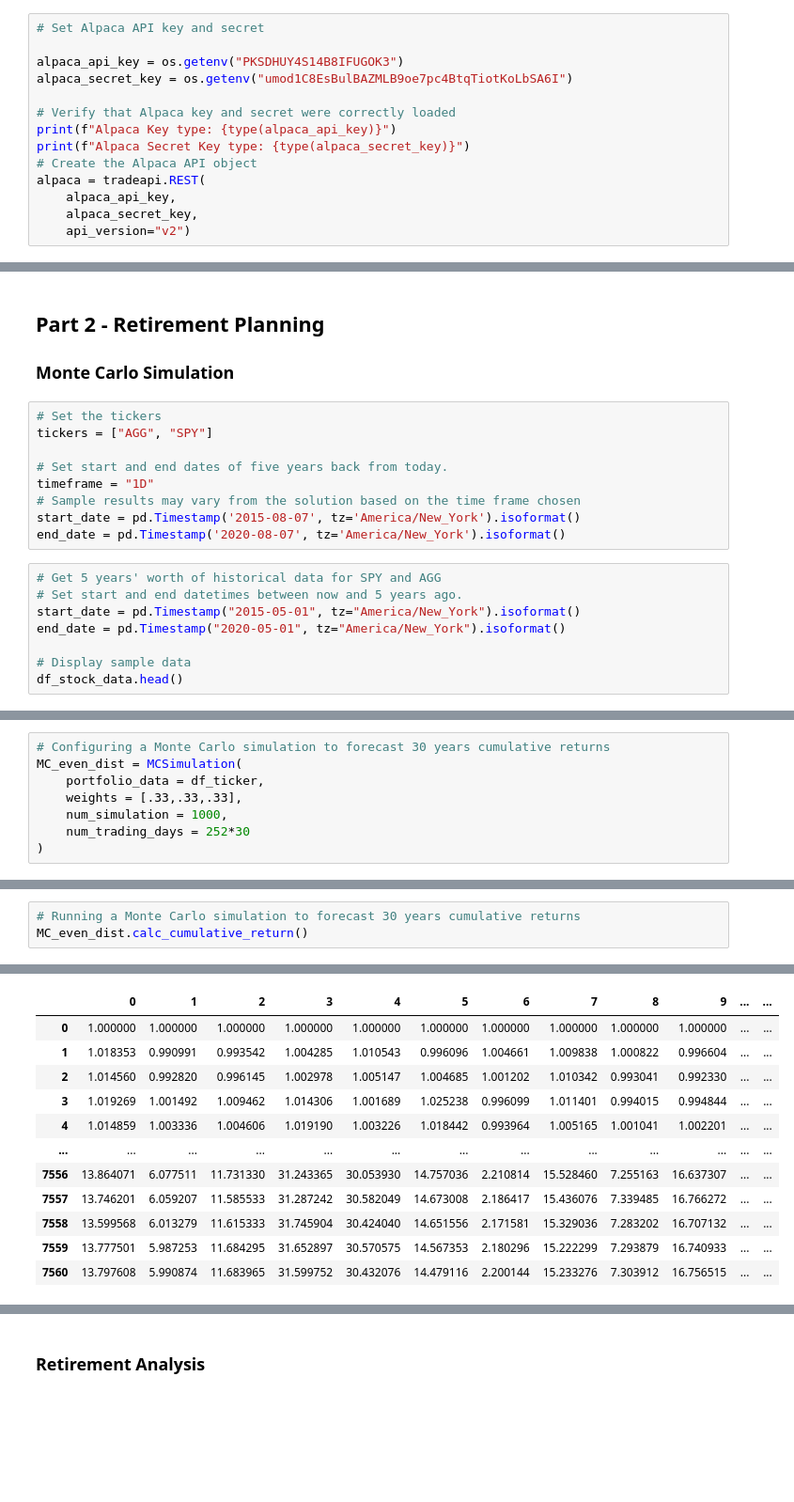
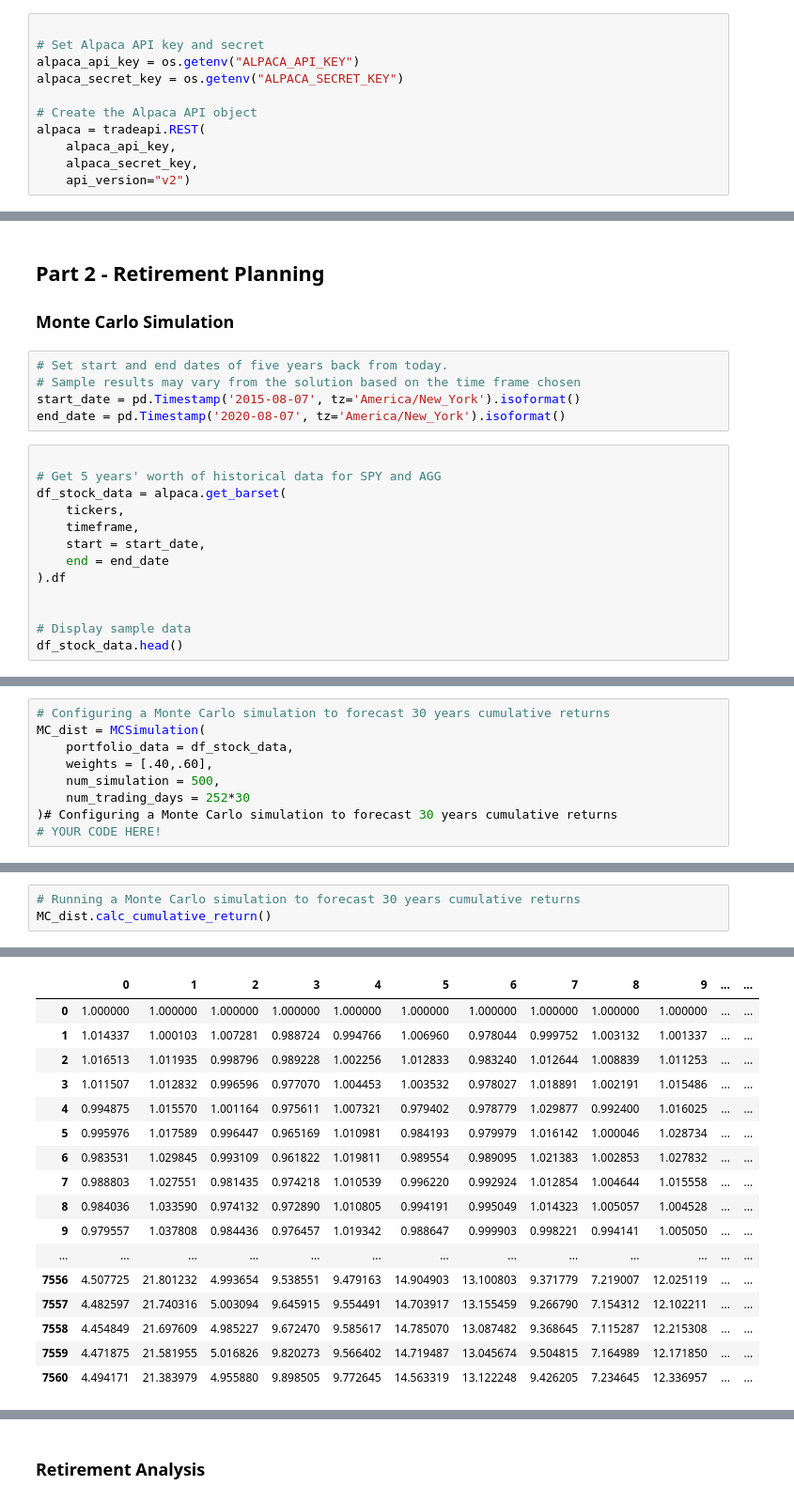
Before and after one commit to wazarat/apihw, a Jupyter notebook: financial-planner.ipynb, the cells around one changed output, grey strips where cells are left out. Shown at 94% size. Drawn from its saved outputs; the diff is of its cells as text; blank space fills up the shorter version.

```diff
--- a/financial-planner.ipynb
+++ b/financial-planner.ipynb
@@ -75,12 +72,9 @@ df_shares
 # %%
+
 # Set Alpaca API key and secret
+alpaca_api_key = os.getenv("ALPACA_API_KEY")
+alpaca_secret_key = os.getenv("ALPACA_SECRET_KEY")
 
-alpaca_api_key = os.getenv("PKSDHUY4S14B8IFUGOK3")
-alpaca_secret_key = os.getenv("umod1C8EsBulBAZMLB9oe7pc4BtqTiotKoLbSA6I")
-
-# Verify that Alpaca key and secret were correctly loaded
-print(f"Alpaca Key type: {type(alpaca_api_key)}")
-print(f"Alpaca Secret Key type: {type(alpaca_secret_key)}")
 # Create the Alpaca API object
 alpaca = tradeapi.REST(
     alpaca_api_key,
@@ -179,19 +183,20 @@ Congratulations! You have enough money in your emergency fund.
 
 ### Monte Carlo Simulation
 # %%
-# Set the tickers
-tickers = ["AGG", "SPY"]
-
 # Set start and end dates of five years back from today.
-timeframe = "1D"
 # Sample results may vary from the solution based on the time frame chosen
 start_date = pd.Timestamp('2015-08-07', tz='America/New_York').isoformat()
 end_date = pd.Timestamp('2020-08-07', tz='America/New_York').isoformat()
 # %%
+
 # Get 5 years' worth of historical data for SPY and AGG
-# Set start and end datetimes between now and 5 years ago.
-start_date = pd.Timestamp("2015-05-01", tz="America/New_York").isoformat()
-end_date = pd.Timestamp("2020-05-01", tz="America/New_York").isoformat()
+df_stock_data = alpaca.get_barset(
+    tickers,
+    timeframe,
+    start = start_date,
+    end = end_date
+).df
+
 
 # Display sample data
 df_stock_data.head()
@@ -200,10 +212,11 @@ NameError: name 'api' is not defined
 # %%
 # Configuring a Monte Carlo simulation to forecast 30 years cumulative returns
-MC_even_dist = MCSimulation(
-    portfolio_data = df_ticker,
-    weights = [.33,.33,.33],
-    num_simulation = 1000,
+MC_dist = MCSimulation(
+    portfolio_data = df_stock_data,
+    weights = [.40,.60],
+    num_simulation = 500,
     num_trading_days = 252*30
-)
+)# Configuring a Monte Carlo simulation to forecast 30 years cumulative returns
+# YOUR CODE HERE!
 # %%
 # Printing the simulation input data
@@ -218,36 +232,41 @@ MC_even_dist.portfolio_data.head()
 | 2015-08-13 00:00:00-04:00 | 109.36 | 109.3651 | 109.110 | 109.15 | 1465173.0 | -0.001920 | 208.73 | 209.55 | 208.01 | 208.63 | ... |
 # %%
 # Running a Monte Carlo simulation to forecast 30 years cumulative returns
-MC_even_dist.calc_cumulative_return()
+MC_dist.calc_cumulative_return()
 # %% [output]
 Running Monte Carlo simulation number 0.
 Running Monte Carlo simulation number 10.
 Running Monte Carlo simulation number 20.
 Running Monte Carlo simulation number 30.
 Running Monte Carlo simulation number 40.
 Running Monte Carlo simulation number 50.
 Running Monte Carlo simulation number 60.
 Running Monte Carlo simulation number 70.
 Running Monte Carlo simulation number 80.
 Running Monte Carlo simulation number 90.
 Running Monte Carlo simulation number 100.
 Running Monte Carlo simulation number 110.
 ... (34 lines left out)
 Running Monte Carlo simulation number 460.
 Running Monte Carlo simulation number 470.
 Running Monte Carlo simulation number 480.
 Running Monte Carlo simulation number 490.
 |  | 0 | 1 | 2 | 3 | 4 | 5 | 6 | 7 | 8 | 9 | ... | ... |
 | 0 | 1.000000 | 1.000000 | 1.000000 | 1.000000 | 1.000000 | 1.000000 | 1.000000 | 1.000000 | 1.000000 | 1.000000 | ... | ... |
-| 1 | 1.018353 | 0.990991 | 0.993542 | 1.004285 | 1.010543 | 0.996096 | 1.004661 | 1.009838 | 1.000822 | 0.996604 | ... | ... |
-| 2 | 1.014560 | 0.992820 | 0.996145 | 1.002978 | 1.005147 | 1.004685 | 1.001202 | 1.010342 | 0.993041 | 0.992330 | ... | ... |
-| 3 | 1.019269 | 1.001492 | 1.009462 | 1.014306 | 1.001689 | 1.025238 | 0.996099 | 1.011401 | 0.994015 | 0.994844 | ... | ... |
-| 4 | 1.014859 | 1.003336 | 1.004606 | 1.019190 | 1.003226 | 1.018442 | 0.993964 | 1.005165 | 1.001041 | 1.002201 | ... | ... |
+| 1 | 1.014337 | 1.000103 | 1.007281 | 0.988724 | 0.994766 | 1.006960 | 0.978044 | 0.999752 | 1.003132 | 1.001337 | ... | ... |
+| 2 | 1.016513 | 1.011935 | 0.998796 | 0.989228 | 1.002256 | 1.012833 | 0.983240 | 1.012644 | 1.008839 | 1.011253 | ... | ... |
+| 3 | 1.011507 | 1.012832 | 0.996596 | 0.977070 | 1.004453 | 1.003532 | 0.978027 | 1.018891 | 1.002191 | 1.015486 | ... | ... |
+| 4 | 0.994875 | 1.015570 | 1.001164 | 0.975611 | 1.007321 | 0.979402 | 0.978779 | 1.029877 | 0.992400 | 1.016025 | ... | ... |
+| 5 | 0.995976 | 1.017589 | 0.996447 | 0.965169 | 1.010981 | 0.984193 | 0.979979 | 1.016142 | 1.000046 | 1.028734 | ... | ... |
+| 6 | 0.983531 | 1.029845 | 0.993109 | 0.961822 | 1.019811 | 0.989554 | 0.989095 | 1.021383 | 1.002853 | 1.027832 | ... | ... |
+| 7 | 0.988803 | 1.027551 | 0.981435 | 0.974218 | 1.010539 | 0.996220 | 0.992924 | 1.012854 | 1.004644 | 1.015558 | ... | ... |
+| 8 | 0.984036 | 1.033590 | 0.974132 | 0.972890 | 1.010805 | 0.994191 | 0.995049 | 1.014323 | 1.005057 | 1.004528 | ... | ... |
+| 9 | 0.979557 | 1.037808 | 0.984436 | 0.976457 | 1.019342 | 0.988647 | 0.999903 | 0.998221 | 0.994141 | 1.005050 | ... | ... |
 | ... | ... | ... | ... | ... | ... | ... | ... | ... | ... | ... | ... | ... |
-| 7556 | 13.864071 | 6.077511 | 11.731330 | 31.243365 | 30.053930 | 14.757036 | 2.210814 | 15.528460 | 7.255163 | 16.637307 | ... | ... |
-| 7557 | 13.746201 | 6.059207 | 11.585533 | 31.287242 | 30.582049 | 14.673008 | 2.186417 | 15.436076 | 7.339485 | 16.766272 | ... | ... |
-| 7558 | 13.599568 | 6.013279 | 11.615333 | 31.745904 | 30.424040 | 14.651556 | 2.171581 | 15.329036 | 7.283202 | 16.707132 | ... | ... |
-| 7559 | 13.777501 | 5.987253 | 11.684295 | 31.652897 | 30.570575 | 14.567353 | 2.180296 | 15.222299 | 7.293879 | 16.740933 | ... | ... |
-| 7560 | 13.797608 | 5.990874 | 11.683965 | 31.599752 | 30.432076 | 14.479116 | 2.200144 | 15.233276 | 7.303912 | 16.756515 | ... | ... |
+| 7556 | 4.507725 | 21.801232 | 4.993654 | 9.538551 | 9.479163 | 14.904903 | 13.100803 | 9.371779 | 7.219007 | 12.025119 | ... | ... |
+| 7557 | 4.482597 | 21.740316 | 5.003094 | 9.645915 | 9.554491 | 14.703917 | 13.155459 | 9.266790 | 7.154312 | 12.102211 | ... | ... |
+| 7558 | 4.454849 | 21.697609 | 4.985227 | 9.672470 | 9.585617 | 14.785070 | 13.087482 | 9.368645 | 7.115287 | 12.215308 | ... | ... |
+| 7559 | 4.471875 | 21.581955 | 5.016826 | 9.820273 | 9.566402 | 14.719487 | 13.045674 | 9.504815 | 7.164989 | 12.171850 | ... | ... |
+| 7560 | 4.494171 | 21.383979 | 4.955880 | 9.898505 | 9.772645 | 14.563319 | 13.122248 | 9.426205 | 7.234645 | 12.336957 | ... | ... |
 7561 rows × 500 columns
 # %%
```
Also changed, not shown: parts of 21 cells of this notebook.
